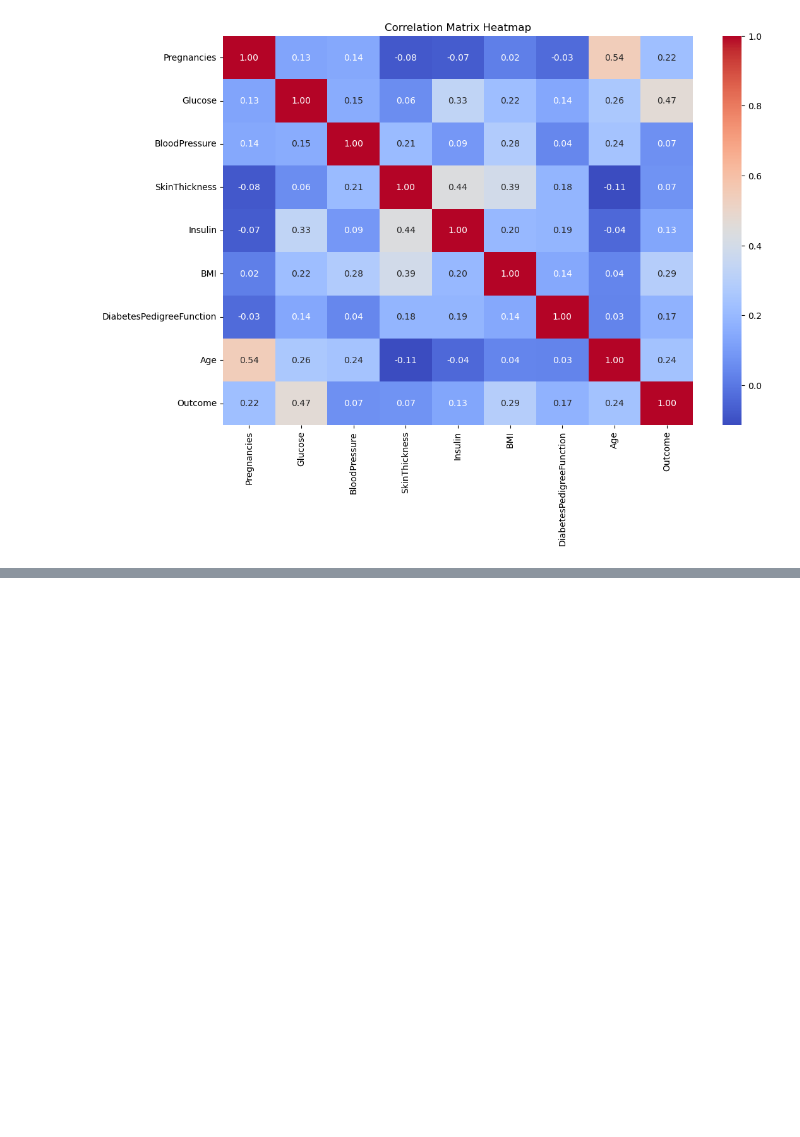
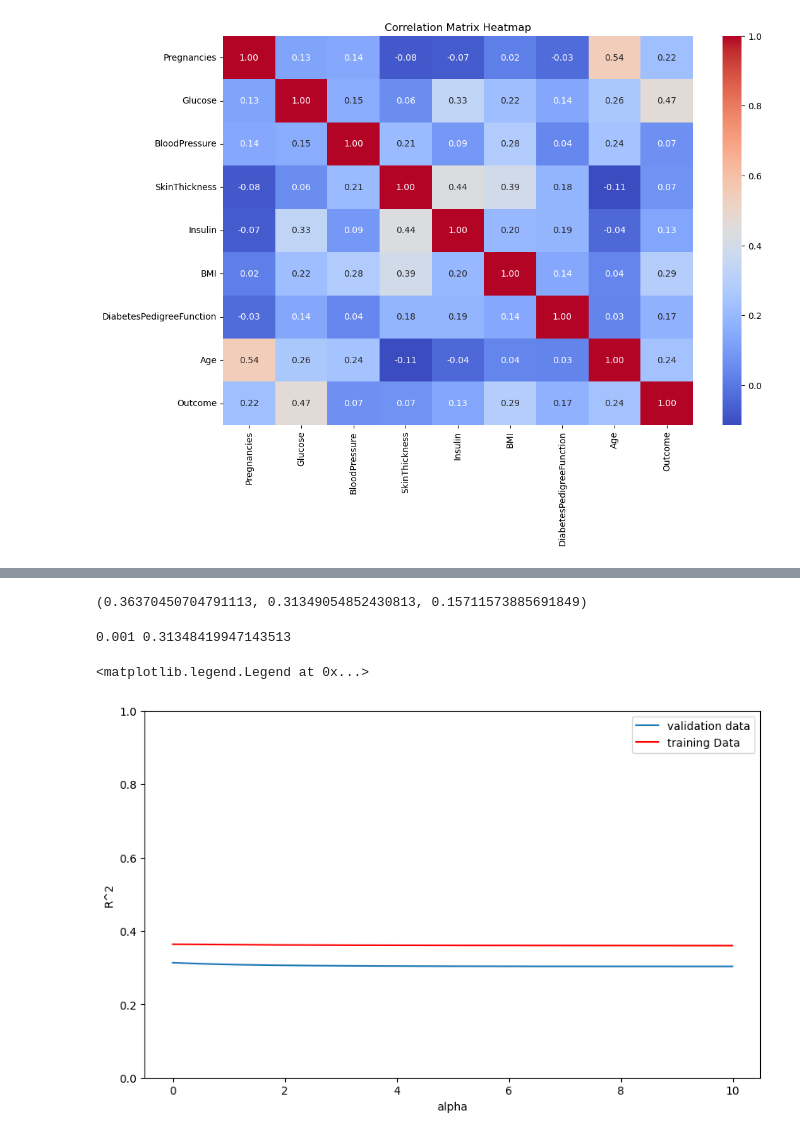
Before and after one commit to zahra-ahmadbeigloo/Data-analysis-projects, a Jupyter notebook: NIDDK-Data-Analysis/NIDDK-Data-Analysis.ipynb, the cells around one changed output, grey strips where cells are left out. Saved outputs shown, nothing was run; the diff lists cells and outputs as text; code cells hidden in the pictures; blank space fills up the shorter version.

```diff
--- a/NIDDK-Data-Analysis/NIDDK-Data-Analysis.ipynb
+++ b/NIDDK-Data-Analysis/NIDDK-Data-Analysis.ipynb
@@ -151,0 +218,45 @@ Text(0.5, 1.0, 'Correlation Matrix Heatmap')
+# %%
+Input=[("scale",StandardScaler()), ("polynomial", PolynomialFeatures(include_bias=False, degree=2)), ("model", LinearRegression())]
+pipe= Pipeline(Input)
+x_train = x_train.astype("float64")
+pipe.fit(x_train, y_train)
+Yhat_pipe = pipe.predict(x_test)
+pipe.score(x_train, y_train), pipe.score(x_test, y_test), mean_squared_error(y_test, Yhat_pipe)
+# %% [output]
+(0.36370450704791113, 0.31349054852430813, 0.15711573885691849)
+# %%
+pr = PolynomialFeatures(degree=2)
+x_train_pr = pr.fit_transform(x_train)
+x_test_pr = pr.fit_transform(x_test)
+# %%
+alpha = np.arange(0.001, 10, 0.01)
+r2_train, r2_test = [], []
+bar = tqdm(alpha) #array of alpha
+
+for i in bar:
+    RR = Ridge(alpha=i)
+    RR.fit(x_train_pr, y_train)
+
+    test_score = RR.score(x_test_pr, y_test)
+    train_score = RR.score(x_train_pr, y_train)
+    r2_train.append(train_score)
+    r2_test.append(test_score)
+
+    bar.set_postfix({"Test Score": test_score, "Train Score": train_score, "Alpha": i})
+    if test_score == max(r2_test):
+        x = i
+        test_r2 = test_score
+print(x, test_r2)
+# %% [output]
+0.001 0.31348419947143513
+# %%
+plt.figure(figsize=(10, 6))
+plt.plot(alpha, r2_test, label='validation data')
+plt.plot(alpha, r2_train, 'r', label='training Data')
+plt.xlabel('alpha')
+plt.ylabel('R^2')
+plt.ylim(0, 1)
+plt.legend()
+# %% [output]
+<matplotlib.legend.Legend at 0x...>
+[figure, added]
```
Also changed, not shown: parts of 4 cells of this notebook.
